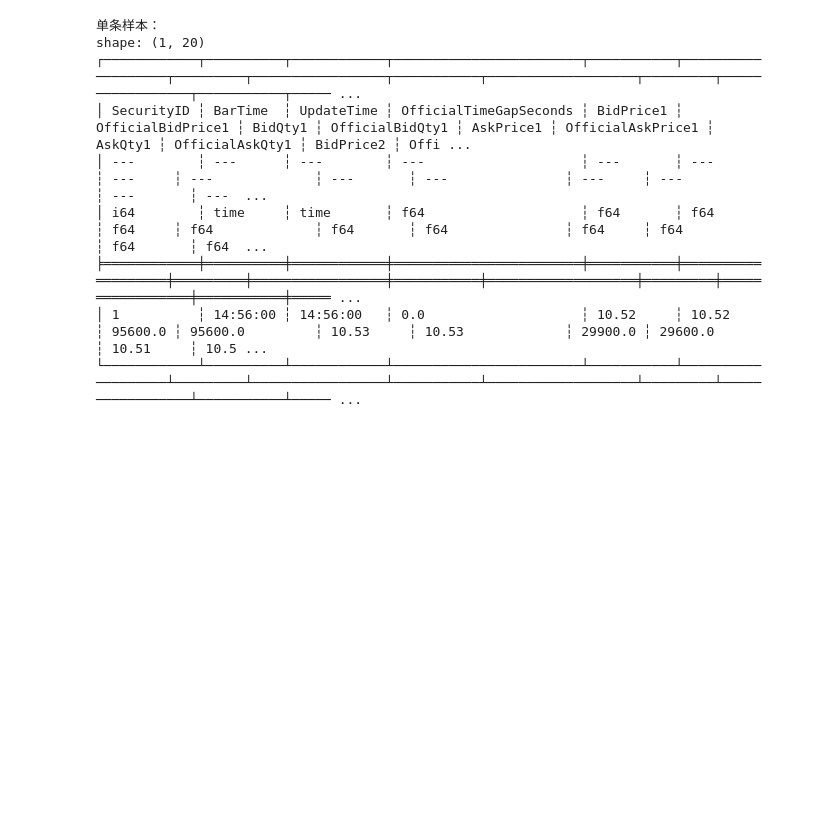
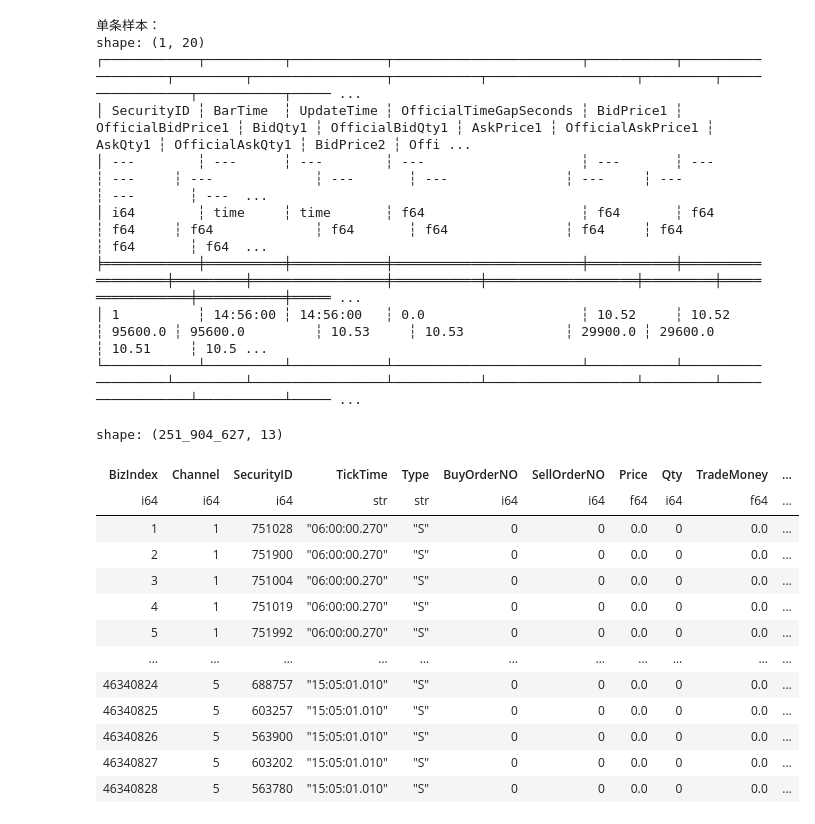
Before and after one commit to Xujy424/research2workflow, a Jupyter notebook: v2/dataloader/test.ipynb, the cells around one changed output. Cells and saved outputs as stored; diff of their text form; code cells hidden in the pictures; blank space fills up the shorter version.

```diff
--- a/v2/dataloader/test.ipynb
+++ b/v2/dataloader/test.ipynb
@@ -454,3 +454,21 @@ shape: (1, 20)
 ╞════════════╪══════════╪════════════╪════════════════════════╪═══════════╪═══════════════════╪═════════╪═════════════════╪═══════════╪═══════════════════╪═════════╪═════════════════╪═══════════╪═════ ...
 │ 1          ┆ 14:56:00 ┆ 14:56:00   ┆ 0.0                    ┆ 10.52     ┆ 10.52             ┆ 95600.0 ┆ 95600.0         ┆ 10.53     ┆ 10.53             ┆ 29900.0 ┆ 29600.0         ┆ 10.51     ┆ 10.5 ...
 └────────────┴──────────┴────────────┴────────────────────────┴───────────┴───────────────────┴─────────┴─────────────────┴───────────┴───────────────────┴─────────┴─────────────────┴───────────┴───── ...
+# %%
+sh = pl.read_parquet('/data/xujiayi/xjy/l2/raw/20260624/sh.pq')
+sh
+# %% [output]
+shape: (251_904_627, 13)
+| BizIndex | Channel | SecurityID | TickTime | Type | BuyOrderNO | SellOrderNO | Price | Qty | TradeMoney | ... |
+| i64 | i64 | i64 | str | str | i64 | i64 | f64 | i64 | f64 | ... |
+| 1 | 1 | 751028 | "06:00:00.270" | "S" | 0 | 0 | 0.0 | 0 | 0.0 | ... |
+| 2 | 1 | 751900 | "06:00:00.270" | "S" | 0 | 0 | 0.0 | 0 | 0.0 | ... |
+| 3 | 1 | 751004 | "06:00:00.270" | "S" | 0 | 0 | 0.0 | 0 | 0.0 | ... |
+| 4 | 1 | 751019 | "06:00:00.270" | "S" | 0 | 0 | 0.0 | 0 | 0.0 | ... |
+| 5 | 1 | 751992 | "06:00:00.270" | "S" | 0 | 0 | 0.0 | 0 | 0.0 | ... |
+| … | … | … | … | … | … | … | … | … | … | ... |
+| 46340824 | 5 | 688757 | "15:05:01.010" | "S" | 0 | 0 | 0.0 | 0 | 0.0 | ... |
+| 46340825 | 5 | 603257 | "15:05:01.010" | "S" | 0 | 0 | 0.0 | 0 | 0.0 | ... |
+| 46340826 | 5 | 563900 | "15:05:01.010" | "S" | 0 | 0 | 0.0 | 0 | 0.0 | ... |
+| 46340827 | 5 | 603202 | "15:05:01.010" | "S" | 0 | 0 | 0.0 | 0 | 0.0 | ... |
+| 46340828 | 5 | 563780 | "15:05:01.010" | "S" | 0 | 0 | 0.0 | 0 | 0.0 | ... |
```
Also changed, not shown: parts of 4 cells of this notebook, 1 other file.
